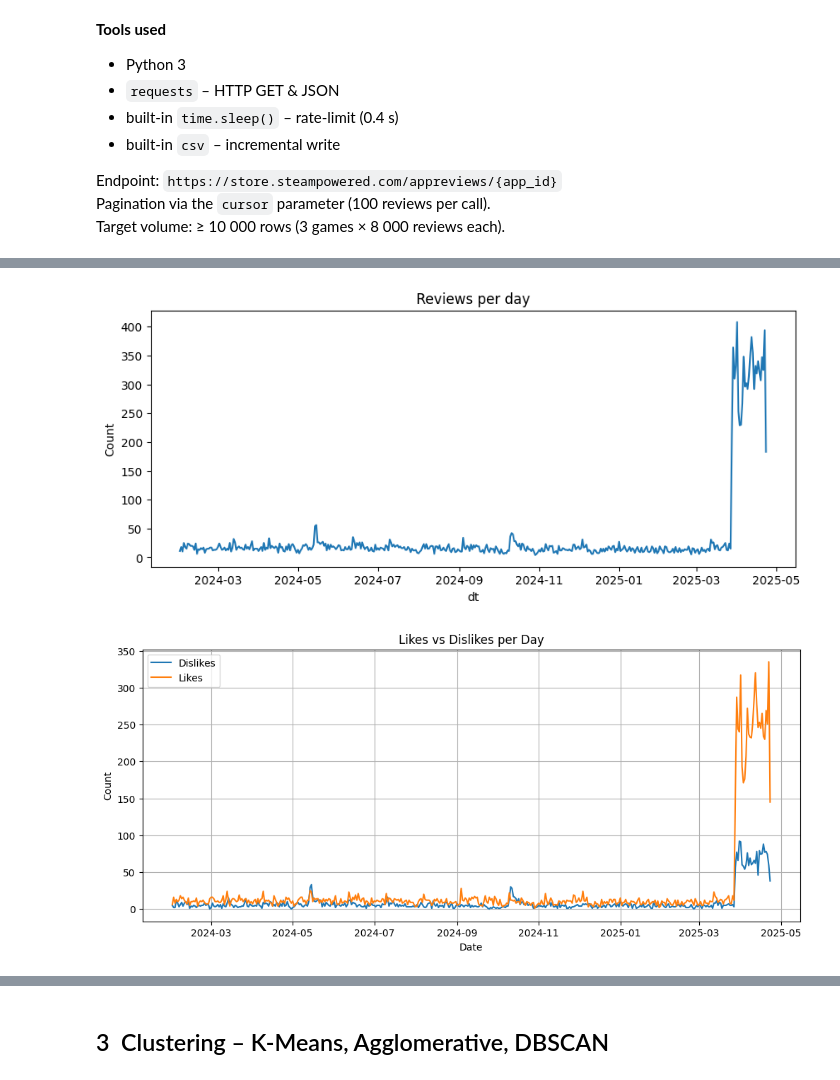
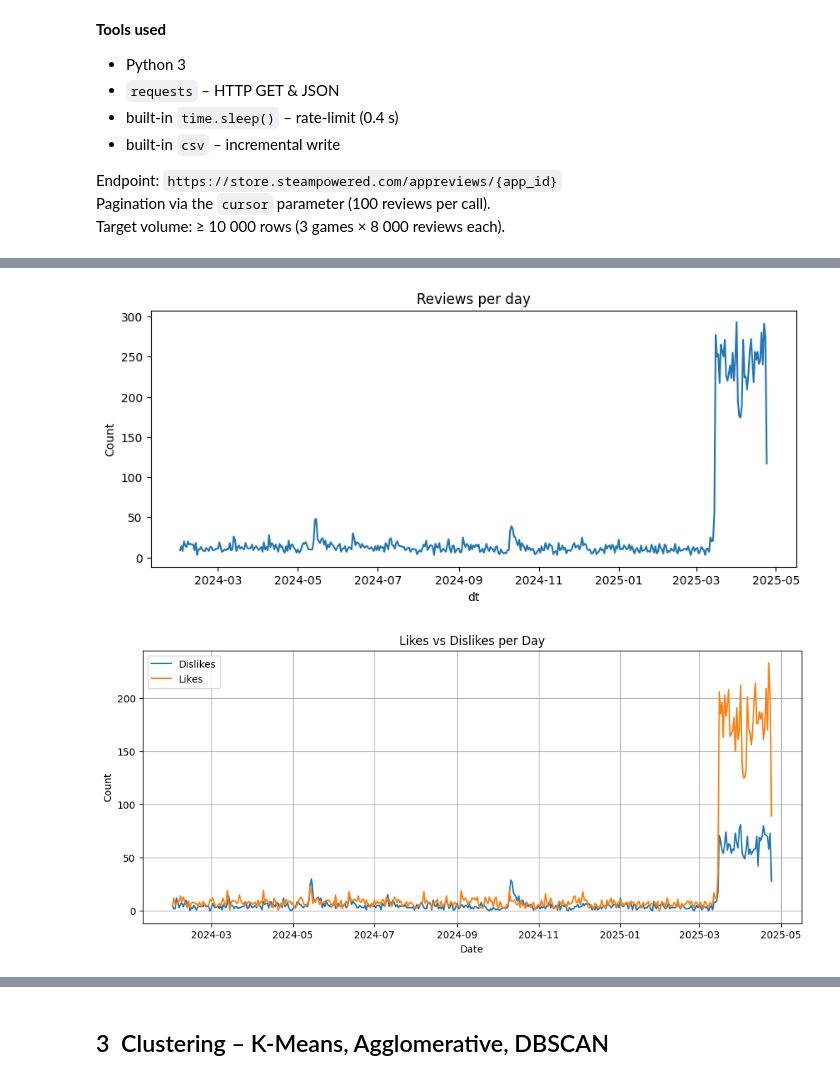
Before and after one commit to lior-benjman/DataSC-Essences, a Jupyter notebook: steam_full_pipeline.ipynb, the cells around one changed output, grey strips where cells are left out. Saved outputs shown, nothing was run; the diff lists cells and outputs as text; code cells hidden in the pictures.

```diff
--- a/steam_full_pipeline.ipynb
+++ b/steam_full_pipeline.ipynb
@@ -97,10 +97,11 @@ Saved to: data\reviews.csv
 import pandas as pd, matplotlib.pyplot as plt, numpy as np
 df = pd.read_csv("data/reviews.csv")
 df['dt']    = pd.to_datetime(df['unix_time'], unit='s', utc=True)
-df['label'] = df['thumbs_up'].astype(int)
 df['len']   = df['text'].str.len()
-df = df[(df['len'] >= 4)].drop_duplicates('id') # מוריד חוות דעת ריקות
+df = df[(df['len'] >= 8)].drop_duplicates('id') # מוריד חוות דעת ריקות ממלל
+df = df.drop_duplicates('text')
 print("Clean rows:", len(df))
 
 print(df.isnull().sum()) # בדיקה האם נשארו ערכי נאל.
+print(df.describe())
 # %% [output]
@@ -117,26 +130,24 @@ dtype: int64
 # %%
-df_recent = df[df["dt"] >= "2024-02-01"]
+df_recent = df[df["dt"] >= "2024-02-01"] #(3 months back)
 df_recent.groupby(df_recent["dt"].dt.date)["id"].count().plot(figsize=(10,4), title="Reviews per day")
 plt.ylabel("Count")
 plt.show()
-
 # Simple EDA plot
 # %% [output]
-[figure, old version]
+[figure, new version]
 # %%
-
 # Step 1: Grouping by day and label
 df_recent = df[df["dt"] >= "2024-02-01"] # taking only recent relevant dates (3 months back)
-daily_counts = df.groupby([df_recent["dt"].dt.date, "label"]).size().unstack(fill_value=0)
+daily_counts = df.groupby([df_recent["dt"].dt.date, "thumbs_up"]).size().unstack(fill_value=0)
 
-# Step 3: Rename columns for clarity
+# Step 2: Rename columns for clarity
 daily_counts.columns = ["Dislikes", "Likes"]  # because 0 = dislike, 1 = like
 
-# Step 4: Plot
+# Step 3: Plot
 daily_counts.plot(kind="line", figsize=(12, 5), title="Likes vs Dislikes per Day")
 plt.xlabel("Date")
 plt.ylabel("Count")
 plt.grid(True)
 plt.show()
 # %% [output]
-[figure, old version]
+[figure, new version]
```
Also changed, not shown: parts of 29 cells of this notebook, 4 other files.
